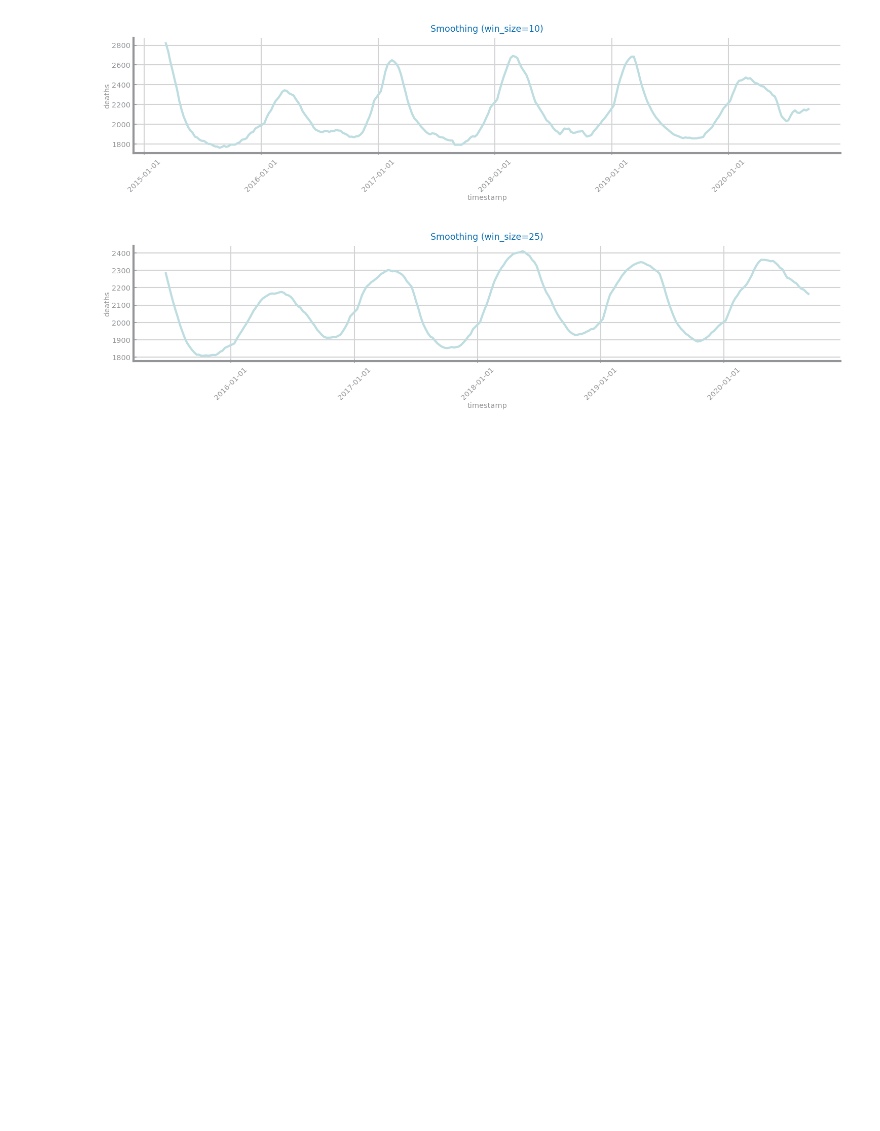
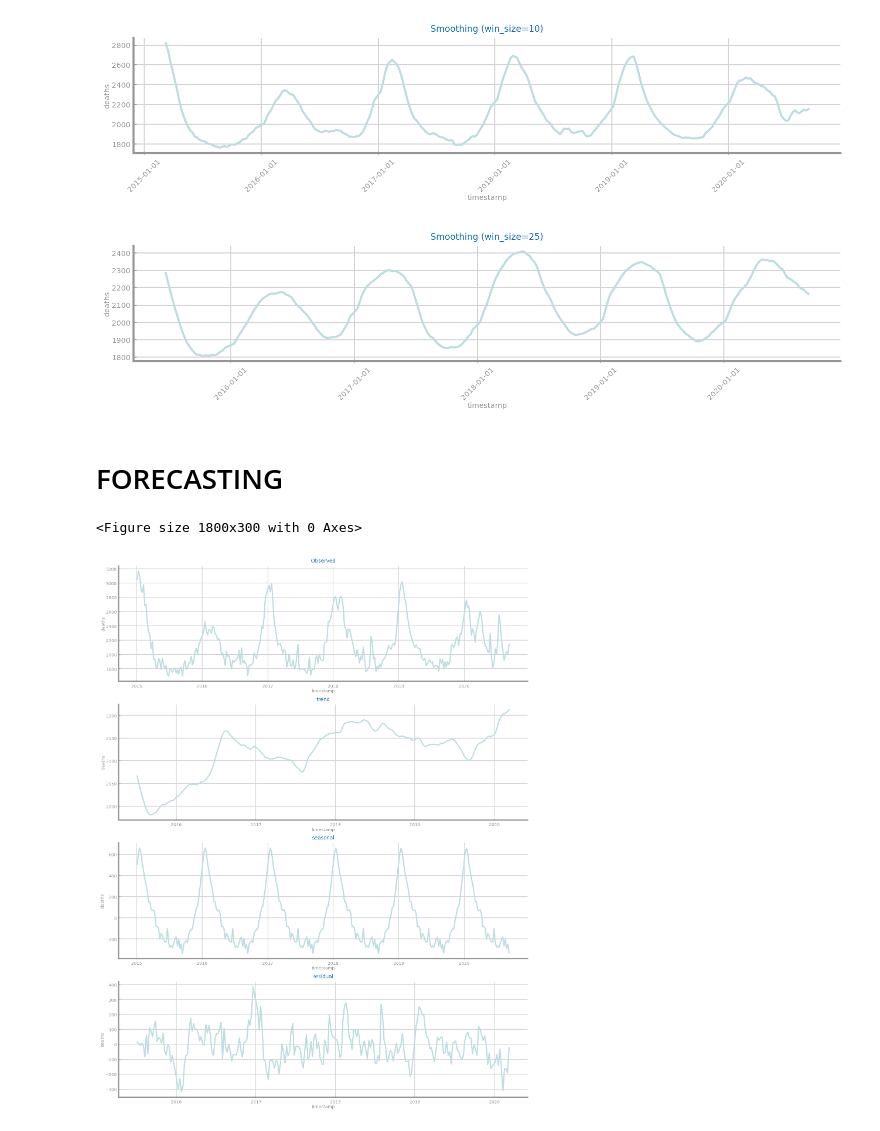
Before and after one commit to filipesousaist/ds_project, a Jupyter notebook: ts_dataset2/Deaths-pt.ipynb, the cells around one changed output. Saved outputs shown, nothing was run; the diff lists cells and outputs as text; code cells hidden in the pictures; blank space fills up the shorter version.

```diff
--- a/ts_dataset2/Deaths-pt.ipynb
+++ b/ts_dataset2/Deaths-pt.ipynb
@@ -231,3 +231,37 @@ plt.xticks(rotation = 45)
 plt.show()
 # %% [output]
 [figure]
+# %% [markdown]
+# FORECASTING
+# %%
+import statsmodels.tsa.seasonal as seasonal
+
+
+data = pd.read_csv('deaths_pt.csv', index_col='start_date', sep=',', decimal='.',
+                   parse_dates=True, infer_datetime_format=True)
+data = data.sort_values('start_date')
+
+data = data.asfreq("w-mon")
+data = data.interpolate()
+
+x_label='timestamp'
+y_label='consumption'
+
+FIG_WIDTH, FIG_HEIGHT = 3*ts.HEIGHT, ts.HEIGHT/2
+
+def plot_components(series: pd.Series, comps: seasonal.DecomposeResult, x_label: str = 'time', y_label:str =''):
+    lst = [('Observed', series), ('trend', comps.trend), ('seasonal', comps.seasonal), ('residual', comps.resid)]
+    _, axs = plt.subplots(len(lst), 1, figsize=(3*ts.HEIGHT, ts.HEIGHT*len(lst)))
+    for i in range(len(lst)):
+        axs[i].set_title(lst[i][0])
+        axs[i].set_ylabel(y_label)
+        axs[i].set_xlabel(x_label)
+        axs[i].plot(lst[i][1])
+
+decomposition = seasonal.seasonal_decompose(data, model = "add")
+plt.figure(figsize=(FIG_WIDTH, FIG_HEIGHT))
+plot_components(data, decomposition, x_label='timestamp', y_label='deaths')
+plt.show()
+# %% [output]
+<Figure size 1800x300 with 0 Axes>
+[figure, added]
```
Also changed, not shown: parts of 6 cells of this notebook, 2 other files.
